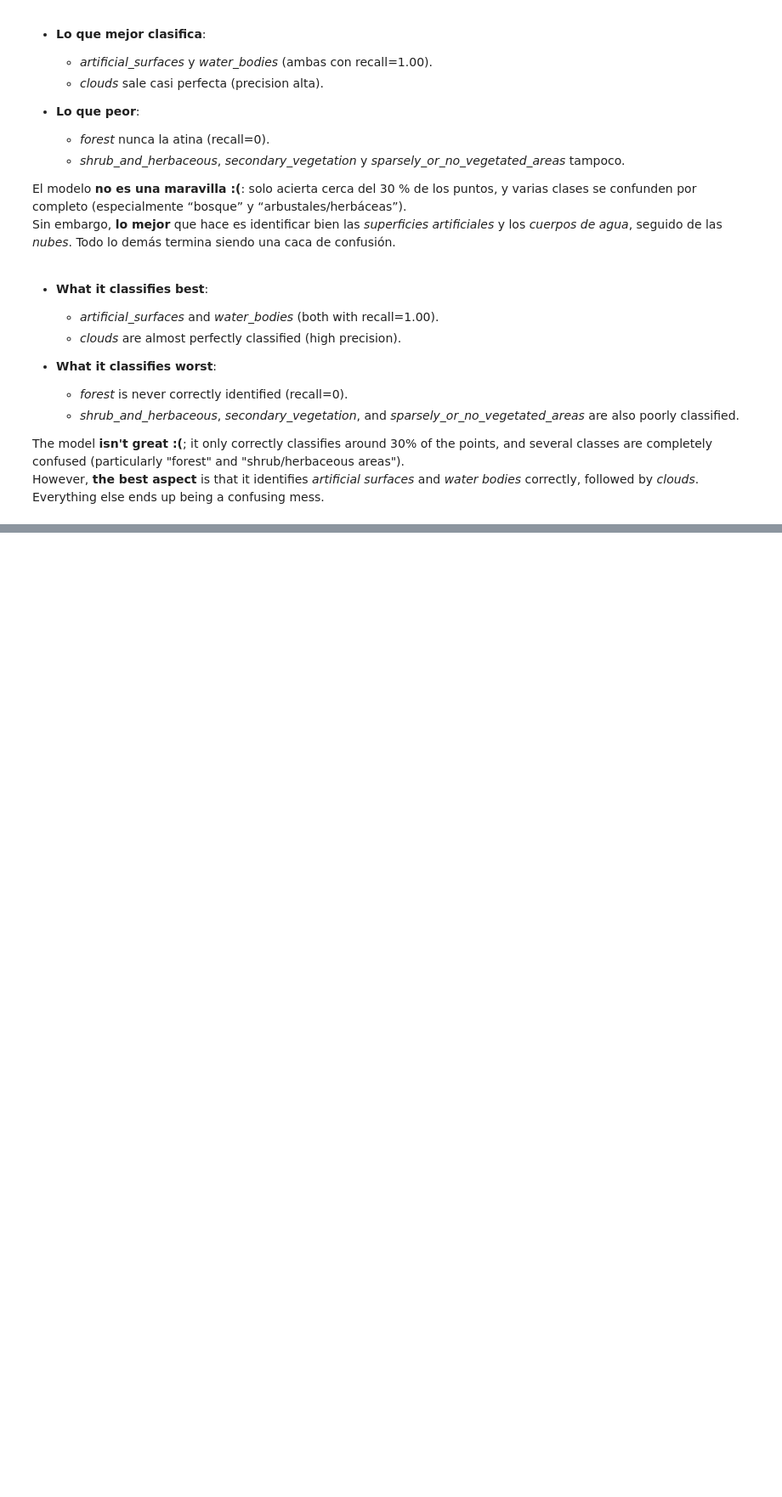
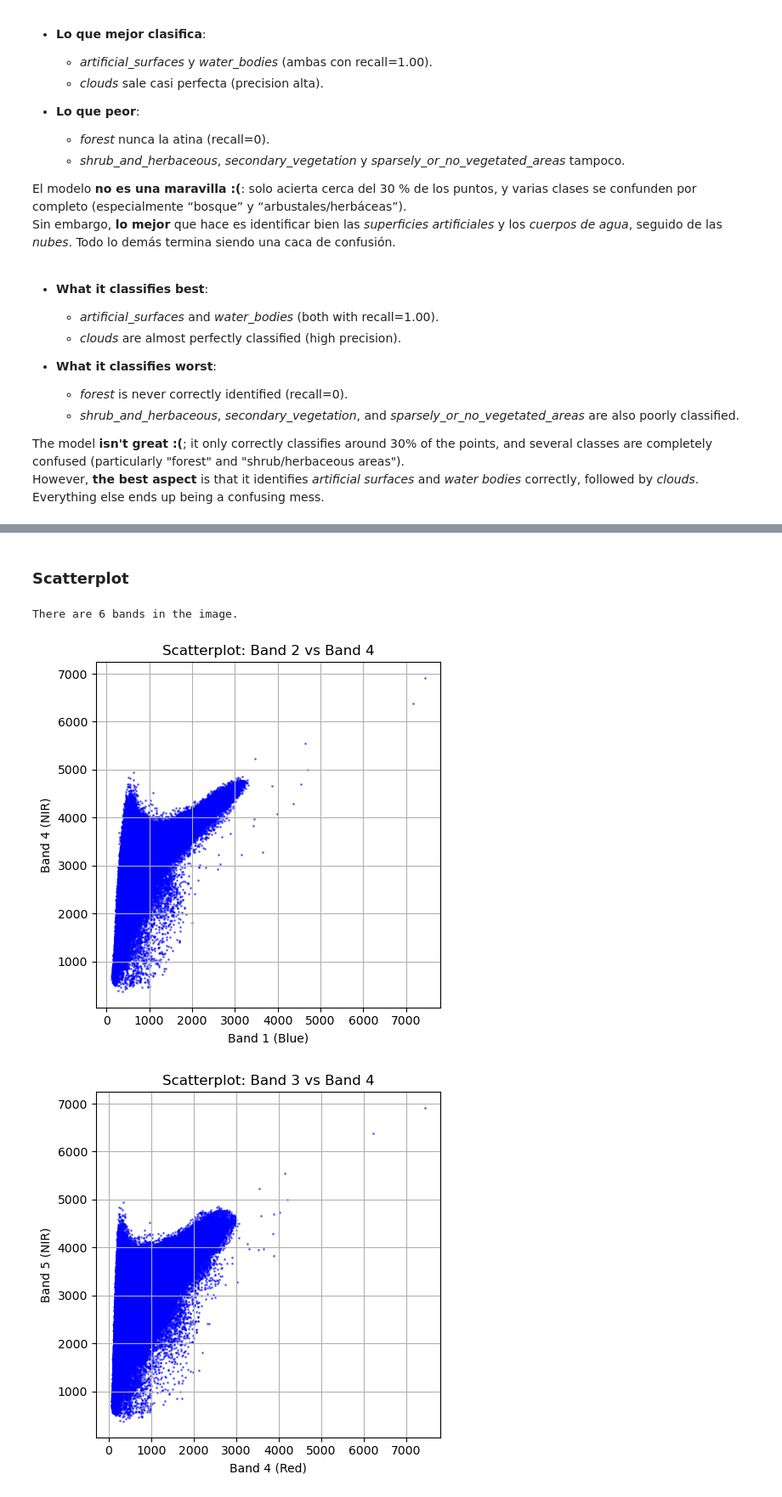
Before and after one commit to pcardonav/workshop3-image-classification, a Jupyter notebook: workshop3_paula_cardona.ipynb, the cells around one changed output, grey strips where cells are left out. Shown at 85% size. Saved outputs shown, nothing was run; the diff lists cells and outputs as text; code cells hidden in the pictures; blank space fills up the shorter version.

```diff
--- a/workshop3_paula_cardona.ipynb
+++ b/workshop3_paula_cardona.ipynb
@@ -1342,0 +1453,56 @@ However, **the best aspect** is that it identifies _artificial surfaces_ and _wa
+# %% [markdown]
+### Scatterplot
+# %%
+# Open the image
+with rio.open(subset_path) as src:
+    print(f'There are {src.count} bands in the image.')
+
+# Read band 2 (index 2) and band 4 (index 4)
+# rasterio uses indexes from 1
+
+    band1 = src.read(1).astype(float)
+    band2 = src.read(2).astype(float)
+    band3 = src.read(3).astype(float)
+    band4 = src.read(4).astype(float)
+    band5 = src.read(5).astype(float)
+
+# img uses indexes from 0
+
+#   band1 = img[0].astype(float)
+#   band2 = img[1].astype(float)
+#   band3 = img[2].astype(float)
+#   band4 = img[3].astype(float)
+
+# Optional: mask null or unwanted values (e.g., <= 0)
+mask = (band1 > 0) & (band4 > 0)
+x = band2[mask].flatten()
+y = band4[mask].flatten()
+
+
+# Scatterplot
+plt.figure(figsize=(5,5))
+plt.scatter(x, y, s=1, alpha=0.5, c='blue')
+plt.xlabel('Band 1 (Blue)')
+plt.ylabel('Band 4 (NIR)')
+plt.title('Scatterplot: Band 2 vs Band 4')
+plt.grid(True)
+plt.tight_layout()
+plt.show()
+
+mask = (band4 > 0) & (band5 > 0)
+x = band3[mask].flatten()
+y = band4[mask].flatten()
+
+# Scatterplot
+plt.figure(figsize=(5,5))
+plt.scatter(x, y, s=1, alpha=0.5, c='blue')
+plt.xlabel('Band 4 (Red)')
+plt.ylabel('Band 5 (NIR)')
+plt.title('Scatterplot: Band 3 vs Band 4')
+plt.grid(True)
+plt.tight_layout()
+plt.show()
+# %% [output]
+There are 6 bands in the image.
+[figure, added]
+[figure, added]
```
Also changed, not shown: parts of 23 cells of this notebook.
